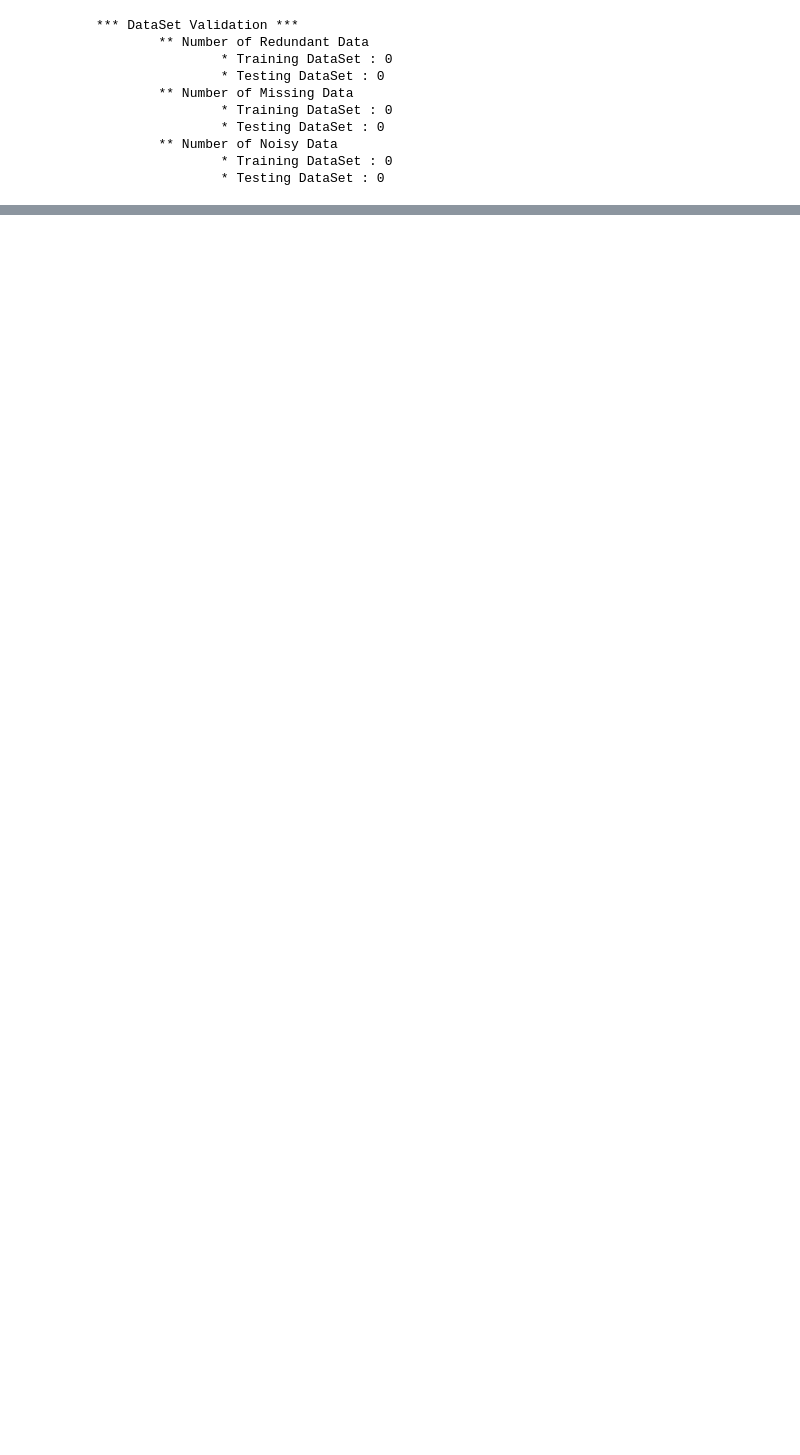
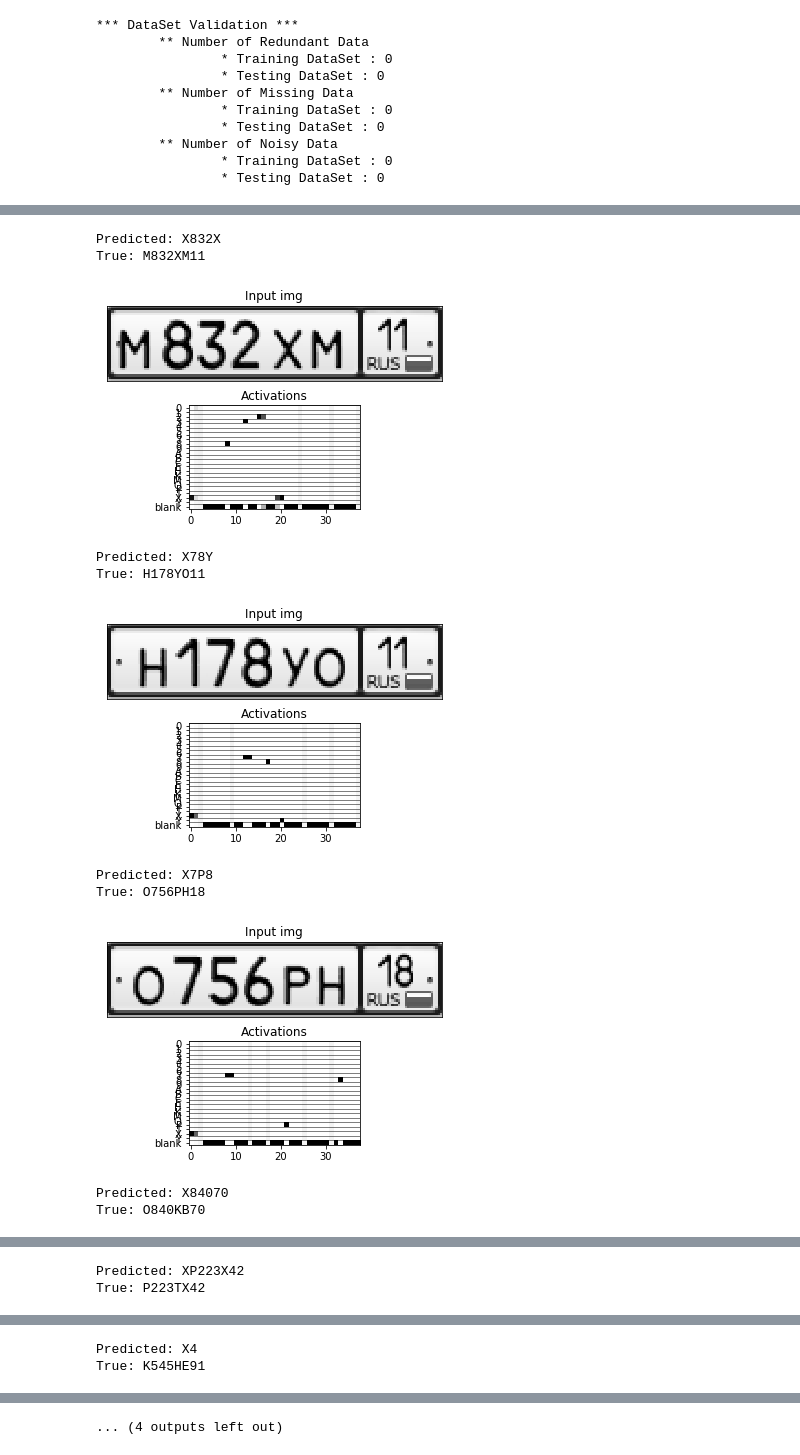
Before and after one commit to jaky0515/590, a Jupyter notebook: proj/proj.ipynb, the cells around one changed output, grey strips where cells are left out. Cells and saved outputs as stored; diff of their text form; code cells hidden in the pictures; blank space fills up the shorter version.

```diff
--- a/proj/proj.ipynb
+++ b/proj/proj.ipynb
@@ -234,0 +263,3 @@ print( str ( data_validator ) )
+# %%
+sess = tf.Session()
+K.set_session(sess)
@@ -234,0 +298,7 @@ print( str ( data_validator ) )
+# %%
+X_train = []
+y_train = []
+
+for key, value in train_test_dataset.train_dataset.data.items():
+    X_train.append(value.img)
+    y_train.append(text_to_indices(key))
@@ -234,0 +435,2 @@ print( str ( data_validator ) )
+# %%
+model.fit_generator(generator=tiger_train.next_batch(), steps_per_epoch=tiger_train.n, epochs=1)
@@ -234,0 +441,54 @@ print( str ( data_validator ) )
+# %%
+tiger_test = TextImageGenerator(train_test_dataset.train_dataset, img_w, img_h, 8, 4)
+
+net_inp = model.get_layer(name='the_input').input
+net_out = model.get_layer(name='softmax').output
+
+for inp_value, _ in tiger_test.next_batch():
+    bs = inp_value['the_input'].shape[0]
+    X_data = inp_value['the_input']
+    net_out_value = sess.run(net_out, feed_dict={net_inp:X_data})
+    pred_texts = decoding_to_text(net_out_value)
+    labels = inp_value['the_labels']
+    texts = []
+
+    for label in labels:
+        text = ''.join(list(map(lambda x: char_list[int(x)], label)))
+        texts.append(text)
+
+    for i in range(bs):
+        #fig = plt.figure(figsize=(10, 10))
+        fig = plt.figure()
+        outer = gridspec.GridSpec(2, 1, wspace=10, hspace=0.1)
+        ax1 = plt.Subplot(fig, outer[0])
+        fig.add_subplot(ax1)
+        ax2 = plt.Subplot(fig, outer[1])
+        fig.add_subplot(ax2)
+        print('Predicted: %s\nTrue: %s' % (pred_texts[i], texts[i]))
+        img = X_data[i][:, :, 0].T
+        ax1.set_title('Input img')
+        ax1.imshow(img, cmap='gray')
+        ax1.set_xticks([])
+        ax1.set_yticks([])
+        ax2.set_title('Activations')
+        ax2.imshow(net_out_value[i].T, cmap='binary', interpolation='nearest')
+        ax2.set_yticks(list(range(len(char_list) + 1)))
+        ax2.set_yticklabels(char_list + ['blank'])
+        ax2.grid(False)
+        for h in np.arange(-0.5, len(char_list) + 1 + 0.5, 1):
+            ax2.axhline(h, linestyle='-', color='k', alpha=0.5, linewidth=1)
+
+        plt.show()
+    break
+# %% [output]
+Predicted: X832X
+True: M832XM11
+[figure, added]
+Predicted: X78Y
+True: H178YO11
+[figure, added]
+Predicted: X7P8
+True: O756PH18
+[figure, added]
+Predicted: X84070
+True: O840KB70
@@ -234,0 +496,2 @@ print( str ( data_validator ) )
+Predicted: XP223X42
+True: P223TX42
@@ -234,0 +499,2 @@ print( str ( data_validator ) )
+Predicted: X4
+True: K545HE91
@@ -234,0 +502 @@ print( str ( data_validator ) )
+... (4 outputs left out)
```
Also changed, not shown: parts of 7 cells of this notebook.
